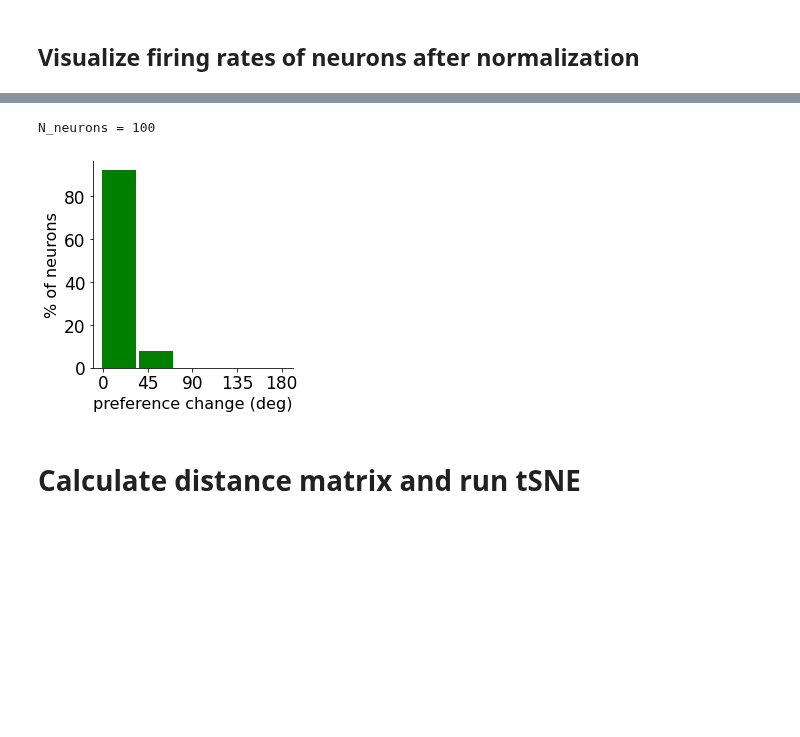
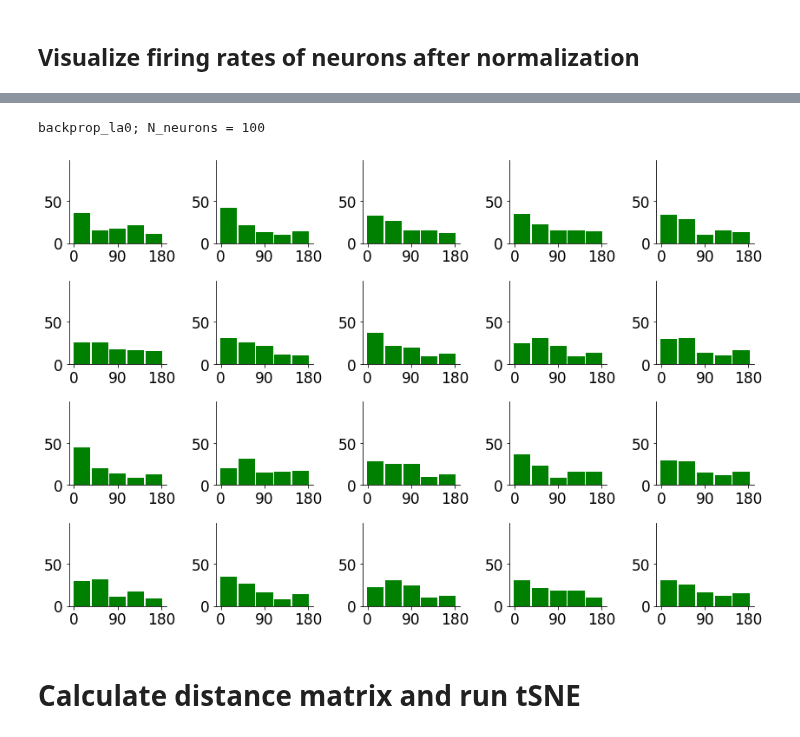
Before and after one commit to azaho/ccn_story3, a Jupyter notebook: netdist.ipynb, the cells around one changed output, grey strips where cells are left out. Saved outputs shown, nothing was run; the diff lists cells and outputs as text; code cells hidden in the pictures; blank space fills up the shorter version.

Commit message:
changed backprop initialization

```diff
--- a/netdist.ipynb
+++ b/netdist.ipynb
@@ -150,7 +156,7 @@ for backprop_lashort, keeping 100% of networks
 def normalization_function(firing_rates, smoothing_term=0.05):
     mean_fr = np.expand_dims(np.mean(temp, axis=0), axis=0)
     std_fr = np.expand_dims(np.std(temp, axis=0), axis=0)
-    return (firing_rates - mean_fr)/(std_fr+smoothing_term)+1
+    #return (firing_rates - mean_fr)/(std_fr+smoothing_term)+1
 
     min_fr = np.expand_dims(np.min(temp, axis=0), axis=0)
     max_fr = np.expand_dims(np.max(temp, axis=0), axis=0)
@@ -163,8 +169,8 @@ for network_name, network in all_networks.items():
     names = network["names"]
     if "neural" in network:  # process neural data separately, as it's in a different format.
         for name in names:
-            temp = np.load(name+".npy").reshape(4, 2, -1)+10
-            #temp = normalization_function(temp, smoothing_term=1)
+            temp = np.load(name+".npy").reshape(4, 2, -1)+1
+            temp = normalization_function(temp, smoothing_term=1)
             temp = temp.reshape(-1, temp.shape[-1])
             arrays.append(temp)
     else:
@@ -181,7 +187,7 @@ for network_name, network in all_networks.items():
             t_d_to = delay0+input_time+delay1
 
             model_parameterupdate = network['metadatas'][j]['hyperparameters']['train_for_steps']
-            if "SHORT" in name: model_parameterupdate = 2000
+            #if "backprop" in name: model_parameterupdate = 10000
             array = np.load(name+f"/model_parameterupdate{model_parameterupdate}_fr.npy")
             temp = np.zeros((n_trials, 2, net_size))
             temp[:, 0, :] = np.mean(array.reshape(n_trials, total_time, net_size)[::, t_cue_from:t_cue_to, :], axis=1)
@@ -234,48 +240,53 @@ plt.show()
 # %%
-show_neurons = "notricks"
-#show_neurons = "gating"
-array = np.copy(arrays[all_networks[show_neurons]["ids"][0]].reshape(4, 2, -1))
+show_neurons = "backprop_la0"
 
-thetas = np.array([0, 90, 180, 270]) / 180 * np.pi
-thetas = np.expand_dims(thetas, 1)
-thetas = np.expand_dims(thetas, 1)
-cn = np.sum(np.exp(1j*thetas)*array, axis=0)/np.sum(array, axis=0)
-pref = np.angle(cn)
-
-pref_angle_diff = np.copy(pref[0]-pref[1]) / np.pi * 180
-pref_angle_diff = np.abs(pref_angle_diff)
-pref_angle_diff[pref_angle_diff>180] = 360 - pref_angle_diff[pref_angle_diff>180]
-pref_angle_diff = pref_angle_diff[:]
-
-fig = plt.figure(figsize=(4, 4))
+fig = plt.figure(figsize=(12,8))
 plt.rc('font', **{'family': 'DejaVu Sans', 'weight': 'normal', 'size': 17})
 ylim = 99
-ax = fig.add_subplot(1, 1, 1)
 bins = 5
 
-# Replacing torch.histc with numpy.histogram
-hist, edges = np.histogram(pref_angle_diff, bins=bins, range=(0, 180))
-hist = hist.astype(float) / np.sum(hist)
+for i in range(5):
+    for j in range(4):
+        ind = (5*j+i) % len(all_networks[show_neurons]["ids"])
+        array = np.copy(arrays[all_networks[show_neurons]["ids"][ind]].reshape(4, 2, -1))
 
-x = np.linspace(0, 180, bins, endpoint=False)  # Generate bin centers
-if bins==5: x = x*1.033+16  # make the bars align
-if bins==7: x = x*1.033+10
-ax.bar(x, hist*100, align='center', width=180/bins/1.05, color="green")
+        thetas = np.array([0, 90, 180, 270]) / 180 * np.pi
+        thetas = np.expand_dims(thetas, 1)
+        thetas = np.expand_dims(thetas, 1)
+        cn = np.sum(np.exp(1j*thetas)*array, axis=0)/np.sum(array, axis=0)
+        pref = np.angle(cn)
+
+        pref_angle_diff = np.copy(pref[0]-pref[1]) / np.pi * 180
+        pref_angle_diff = np.abs(pref_angle_diff)
+        pref_angle_diff[pref_angle_diff>180] = 360 - pref_angle_diff[pref_angle_diff>180]
+        pref_angle_diff = pref_angle_diff[:]
 
 
-ax.set_xlabel('preference change (deg)', fontsize=16)
-ax.set_ylabel('% of neurons', fontsize=16)
-ax.set_xticks(np.arange(0, 181, 45))
-#ax.set_ylim(0, ylim)
-ax.spines['top'].set_visible(False)
-ax.spines['right'].set_visible(False)
+        ax = fig.add_subplot(4, 5, 5*j+i+1)
+
+        # Replacing torch.histc with numpy.histogram
+        hist, edges = np.histogram(pref_angle_diff, bins=bins, range=(0, 180))
+        hist = hist.astype(float) / np.sum(hist)
+
+        x = np.linspace(0, 180, bins, endpoint=False)  # Generate bin centers
+        if bins==5: x = x*1.033+16  # make the bars align
+        if bins==7: x = x*1.033+10
+        ax.bar(x, hist*100, align='center', width=180/bins/1.05, color="green")
+
+
+        #ax.set_xlabel('preference change (deg)', fontsize=16)
+        #ax.set_ylabel('% of neurons', fontsize=16)
+        ax.set_xticks(np.arange(0, 181, 90))
+        ax.set_ylim(0, ylim)
+        ax.spines['top'].set_visible(False)
+        ax.spines['right'].set_visible(False)
 
 plt.tight_layout()
-print(f"N_neurons = {len(pref_angle_diff)}")
+print(f"{show_neurons}; N_neurons = {len(pref_angle_diff)}")
 plt.show()
 # %% [output]
-N_neurons = 100
+backprop_la0; N_neurons = 100
-[figure, old version]
+[figure, new version]
 # %% [markdown]
 # Calculate distance matrix and run tSNE
 # %%
```
Also changed, not shown: parts of 4 cells of this notebook, 2 other files.
